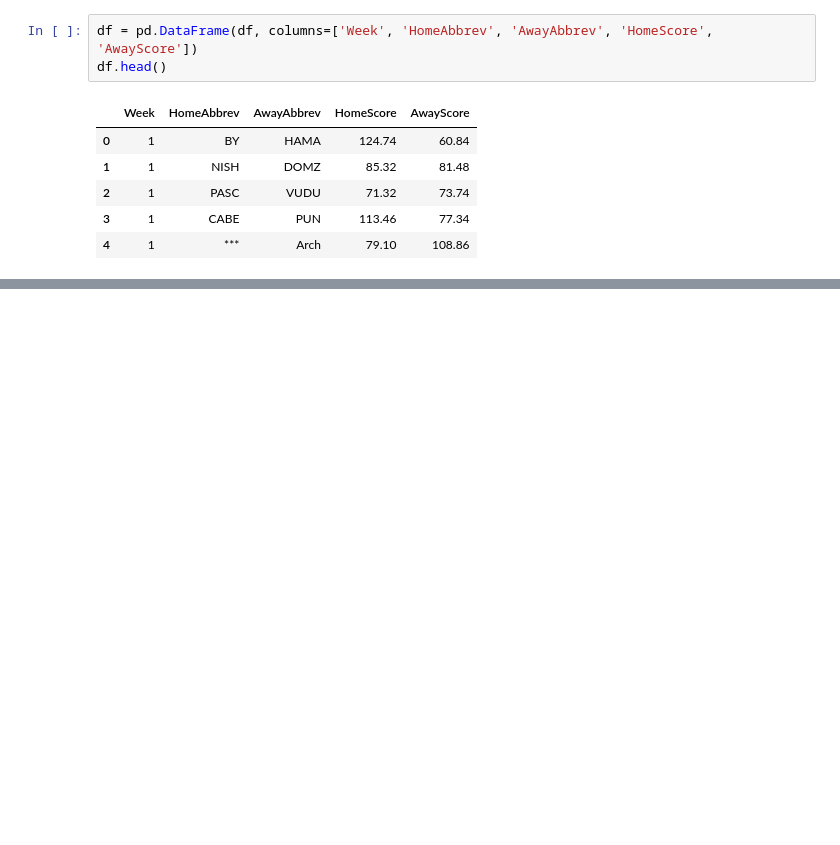
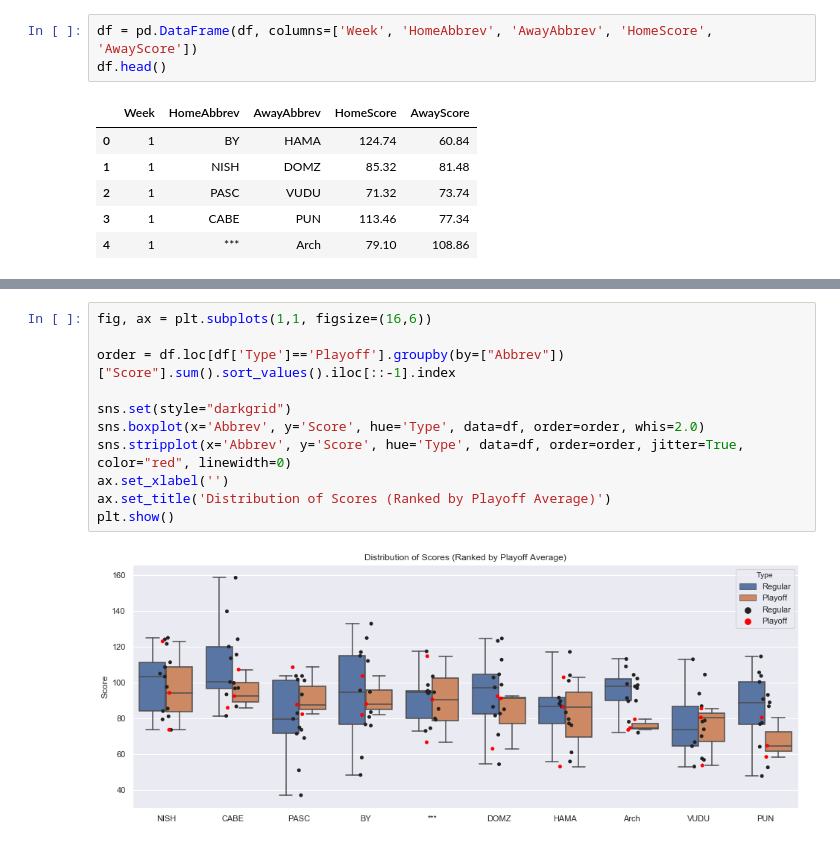
Before and after one commit to mixxen/pds_fantasy_football, a Jupyter notebook: analysis.ipynb, the cells around one changed output, grey strips where cells are left out. Saved outputs shown, nothing was run; the diff lists cells and outputs as text; blank space fills up the shorter version.

```diff
--- a/analysis.ipynb
+++ b/analysis.ipynb
@@ -71,0 +76,13 @@ plt.show()
+# %%
+fig, ax = plt.subplots(1,1, figsize=(16,6))
+
+order = df.loc[df['Type']=='Playoff'].groupby(by=["Abbrev"])["Score"].sum().sort_values().iloc[::-1].index
+
+sns.set(style="darkgrid")
+sns.boxplot(x='Abbrev', y='Score', hue='Type', data=df, order=order, whis=2.0)
+sns.stripplot(x='Abbrev', y='Score', hue='Type', data=df, order=order, jitter=True, color="red", linewidth=0)
+ax.set_xlabel('')
+ax.set_title('Distribution of Scores (Ranked by Playoff Average)')
+plt.show()
+# %% [output]
+[figure, added]
```
Also changed, not shown: parts of 6 cells of this notebook.
